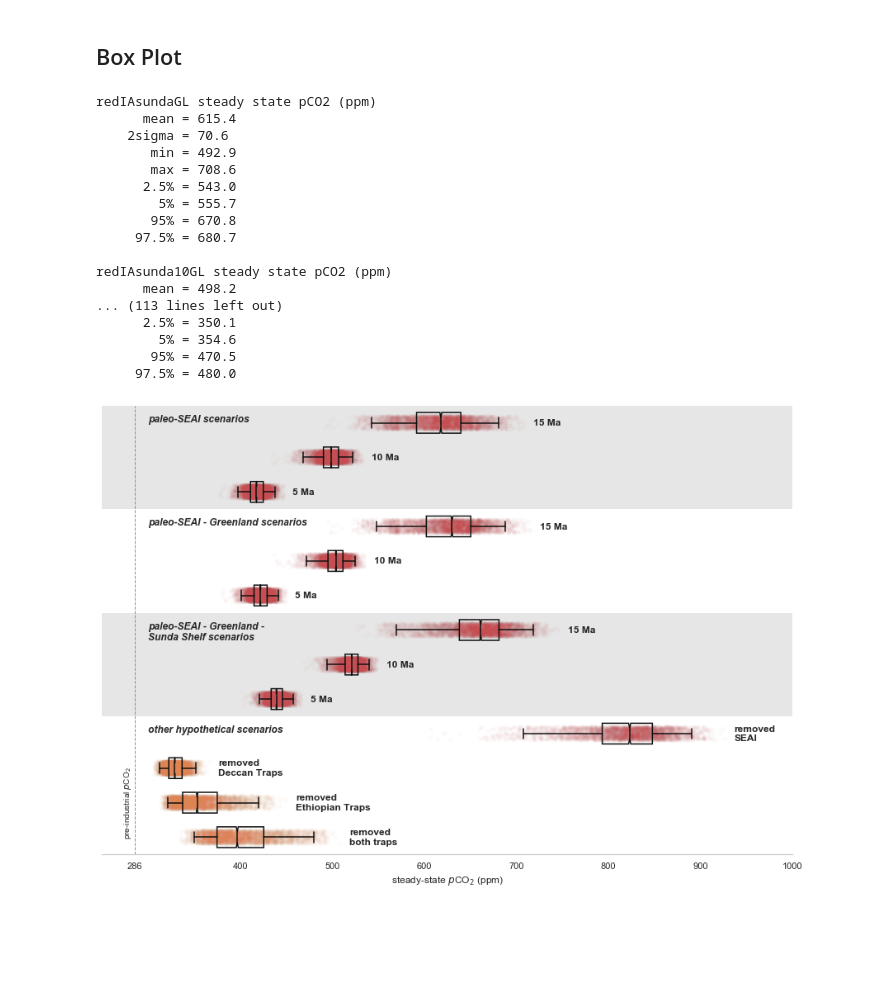
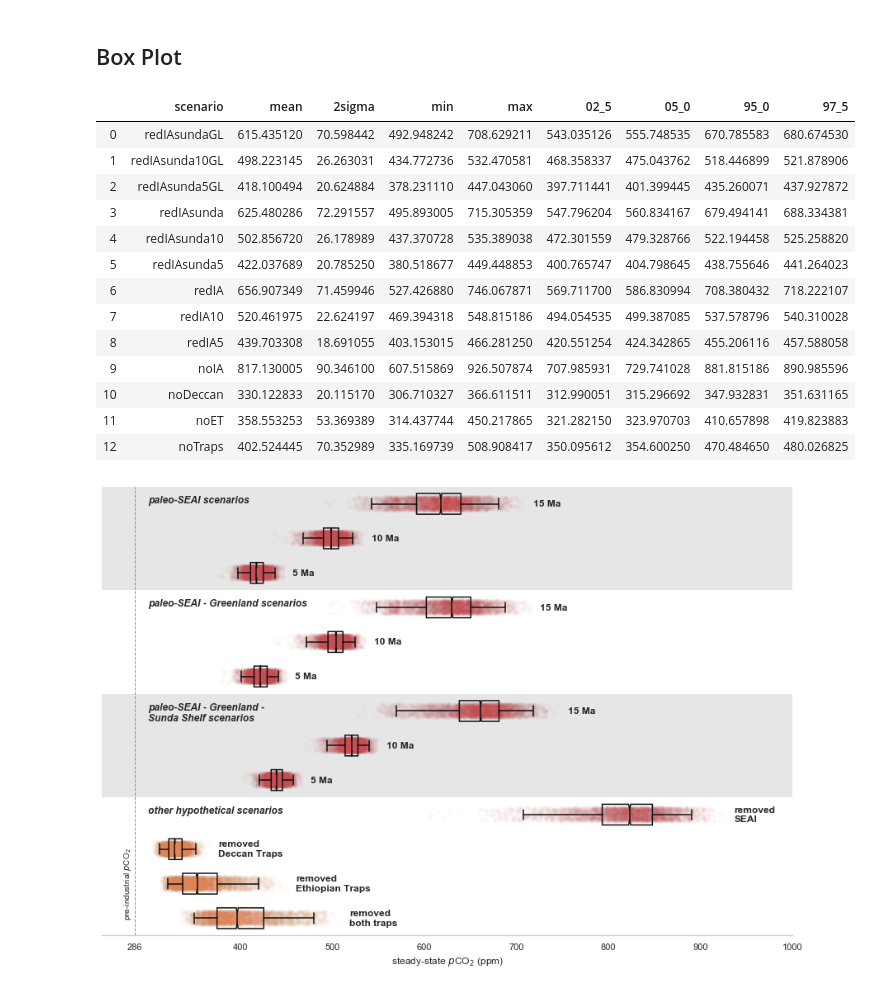
Before and after one commit to Swanson-Hysell-Group/GEOCLIM_Modern, a Jupyter notebook: Code/Notebooks/scenario_analysis.ipynb, the cells around one changed output. Saved outputs shown, nothing was run; the diff lists cells and outputs as text; code cells hidden in the pictures; blank space fills up the shorter version.

Commit message:
update scenario stat printing

```diff
--- a/Code/Notebooks/scenario_analysis.ipynb
+++ b/Code/Notebooks/scenario_analysis.ipynb
@@ -666,36 +666,55 @@ sns_df_scenario_list = ['redIAsundaGL',
                         'noET',
                         'noTraps']
 # %%
+scenario_stats_name = []
+scenario_stats_mean = np.array([])
+scenario_stats_2sigma = np.array([])
+scenario_stats_min = np.array([])
+scenario_stats_max = np.array([])
+scenario_stats_02_5 = np.array([])
+scenario_stats_05_0 = np.array([])
+scenario_stats_95_0 = np.array([])
+scenario_stats_97_5 = np.array([])
+
 for i in range(len(sns_df_scenario_list)):
     sns_df_slice = sns_df[sns_df['scenario']==sns_df_scenario_list[i]]
-    print(sns_df_scenario_list[i] + ' steady state pCO2 (ppm)')
-    print('      mean = {:.1f}'.format(np.mean(sns_df_slice['ppm'])))
-    print('    2sigma = {:.1f}'.format(2*np.std(sns_df_slice['ppm'])))
-    print('       min = {:.1f}'.format(np.min(sns_df_slice['ppm'])))
-    print('       max = {:.1f}'.format(np.max(sns_df_slice['ppm'])))
-    print('      2.5% = {:.1f}'.format(np.percentile(sns_df_slice['ppm'], 2.5)))
-    print('        5% = {:.1f}'.format(np.percentile(sns_df_slice['ppm'], 5)))
-    print('       95% = {:.1f}'.format(np.percentile(sns_df_slice['ppm'], 95)))
-    print('     97.5% = {:.1f}'.format(np.percentile(sns_df_slice['ppm'], 97.5)))
-    print('')
+
+    scenario_stats_name.append(sns_df_scenario_list[i])
+    scenario_stats_mean = np.append(scenario_stats_mean, np.mean(sns_df_slice['ppm']))
+    scenario_stats_2sigma = np.append(scenario_stats_2sigma, 2*np.std(sns_df_slice['ppm']))
+    scenario_stats_min = np.append(scenario_stats_min, np.min(sns_df_slice['ppm']))
+    scenario_stats_max = np.append(scenario_stats_max, np.max(sns_df_slice['ppm']))
+    scenario_stats_02_5 = np.append(scenario_stats_02_5, np.percentile(sns_df_slice['ppm'], 2.5))
+    scenario_stats_05_0 = np.append(scenario_stats_05_0, np.percentile(sns_df_slice['ppm'], 5))
+    scenario_stats_95_0 = np.append(scenario_stats_95_0, np.percentile(sns_df_slice['ppm'], 95))
+    scenario_stats_97_5 = np.append(scenario_stats_97_5, np.percentile(sns_df_slice['ppm'], 97.5))
+
+scenario_stats = pd.DataFrame({'scenario':scenario_stats_name,
+                               'mean':scenario_stats_mean,
+                               '2sigma':scenario_stats_2sigma,
+                               'min':scenario_stats_min,
+                               'max':scenario_stats_max,
+                               '02_5':scenario_stats_02_5,
+                               '05_0':scenario_stats_05_0,
+                               '95_0':scenario_stats_95_0,
+                               '97_5':scenario_stats_97_5})
+
+scenario_stats
 # %% [output]
-redIAsundaGL steady state pCO2 (ppm)
-      mean = 615.4
-    2sigma = 70.6
-       min = 492.9
-       max = 708.6
-      2.5% = 543.0
-        5% = 555.7
-       95% = 670.8
-     97.5% = 680.7
-
-redIAsunda10GL steady state pCO2 (ppm)
-      mean = 498.2
-... (113 lines left out)
-      2.5% = 350.1
-        5% = 354.6
-       95% = 470.5
-     97.5% = 480.0
+|  | scenario | mean | 2sigma | min | max | 02_5 | 05_0 | 95_0 | 97_5 |
+| 0 | redIAsundaGL | 615.435120 | 70.598442 | 492.948242 | 708.629211 | 543.035126 | 555.748535 | 670.785583 | 680.674530 |
+| 1 | redIAsunda10GL | 498.223145 | 26.263031 | 434.772736 | 532.470581 | 468.358337 | 475.043762 | 518.446899 | 521.878906 |
+| 2 | redIAsunda5GL | 418.100494 | 20.624884 | 378.231110 | 447.043060 | 397.711441 | 401.399445 | 435.260071 | 437.927872 |
+| 3 | redIAsunda | 625.480286 | 72.291557 | 495.893005 | 715.305359 | 547.796204 | 560.834167 | 679.494141 | 688.334381 |
+| 4 | redIAsunda10 | 502.856720 | 26.178989 | 437.370728 | 535.389038 | 472.301559 | 479.328766 | 522.194458 | 525.258820 |
+| 5 | redIAsunda5 | 422.037689 | 20.785250 | 380.518677 | 449.448853 | 400.765747 | 404.798645 | 438.755646 | 441.264023 |
+| 6 | redIA | 656.907349 | 71.459946 | 527.426880 | 746.067871 | 569.711700 | 586.830994 | 708.380432 | 718.222107 |
+| 7 | redIA10 | 520.461975 | 22.624197 | 469.394318 | 548.815186 | 494.054535 | 499.387085 | 537.578796 | 540.310028 |
+| 8 | redIA5 | 439.703308 | 18.691055 | 403.153015 | 466.281250 | 420.551254 | 424.342865 | 455.206116 | 457.588058 |
+| 9 | noIA | 817.130005 | 90.346100 | 607.515869 | 926.507874 | 707.985931 | 729.741028 | 881.815186 | 890.985596 |
+| 10 | noDeccan | 330.122833 | 20.115170 | 306.710327 | 366.611511 | 312.990051 | 315.296692 | 347.932831 | 351.631165 |
+| 11 | noET | 358.553253 | 53.369389 | 314.437744 | 450.217865 | 321.282150 | 323.970703 | 410.657898 | 419.823883 |
+| 12 | noTraps | 402.524445 | 70.352989 | 335.169739 | 508.908417 | 350.095612 | 354.600250 | 470.484650 | 480.026825 |
 # %%
 sns.set(style='whitegrid')
 
```
